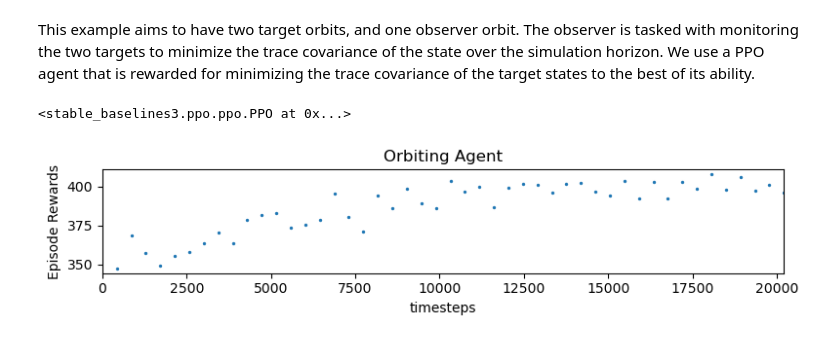
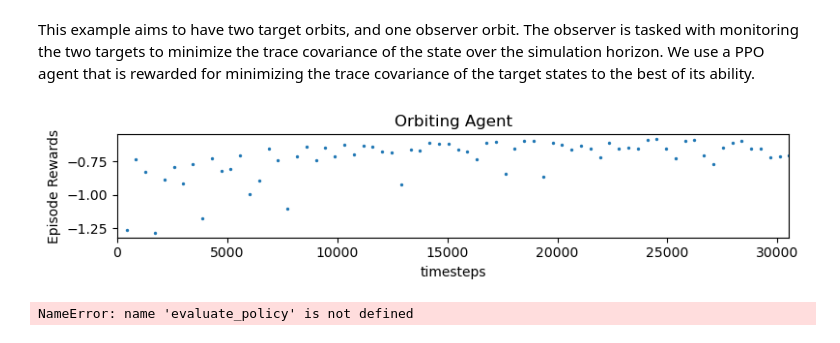
Before and after one commit to Malav-P/sensor_phase_task, a Jupyter notebook: example/tasking_example.ipynb, the cells around one changed output. Saved outputs shown, nothing was run; the diff lists cells and outputs as text; code cells hidden in the pictures.

Commit message:
stochastic policy does better question mark

```diff
--- a/example/tasking_example.ipynb
+++ b/example/tasking_example.ipynb
@@ -84,13 +88,15 @@ agent1 =  {"state" : x0_3,
 log_dir = "/Users/malavpatel/Research/SensorTasking/tmp/gym/"
 os.makedirs(log_dir, exist_ok=True)
 # %%
-targets = np.array([target1, target2])
+targets = np.array([target2, target1])
 agents = np.array([agent1])
-metric = None
+obs_model = DummyModel()
 maxsteps = 430
 tstep = 0.015
+obs_class = Type2()
+policytype = "MlpPolicy"
 
-env = SpaceEnv(agents, targets, metric, maxsteps, tstep)
-env = Monitor(env, log_dir)
+env = SpaceEnv(agents, targets, obs_model, maxsteps, tstep, obs_class=obs_class)
+env = Monitor(env, log_dir, info_keywords=("target1_cov", "target2_cov"))
 
 check_env(env)
@@ -99,11 +105,25 @@ callback = RewardCallback(check_freq=50, log_dir=log_dir, verbose=0)
 # %%
-model = PPO("MlpPolicy", env, gamma=0.4, seed=32, verbose=0)
-model.learn(total_timesteps=int(2e4), callback=[callback])
+model = PPO(policytype, env, gamma=0.7, seed=32, verbose=0)
+model.learn(total_timesteps=int(3.0e4))
+results_plotter.plot_results(
+    [log_dir], 1e5, results_plotter.X_TIMESTEPS, "Orbiting Agent"
+)
 # %% [output]
-<stable_baselines3.ppo.ppo.PPO at 0x...>
+[figure, added]
-# %%
-results_plotter.plot_results(
-    [log_dir], 1e5, results_plotter.X_TIMESTEPS, "Orbiting Agent"
-)
-# %% [output]
-[figure, removed]
+# %%
+tar1cov = []
+tar2cov = []
+def actlogprob(locals, globals):
+
+        model = locals["model"]
+        tar1cov.append(np.trace(model.get_env().kalman_objects[0].Pa))
+        # model = locals["model"]
+
+        # obs = tensor([model.get_env().env_method("get_observation")[0]])
+        # logprobs = model.policy.evaluate_actions(obs, tensor([[0], [1], [2]]))[1].data
+
+        # print(logprobs)
+
+evaluate_policy(model, env, deterministic=False, return_episode_rewards=True, n_eval_episodes=1, callback=actlogprob)
+# %% [output]
+NameError: name 'evaluate_policy' is not defined
```
Also changed, not shown: parts of 3 cells of this notebook, 11 other files.
